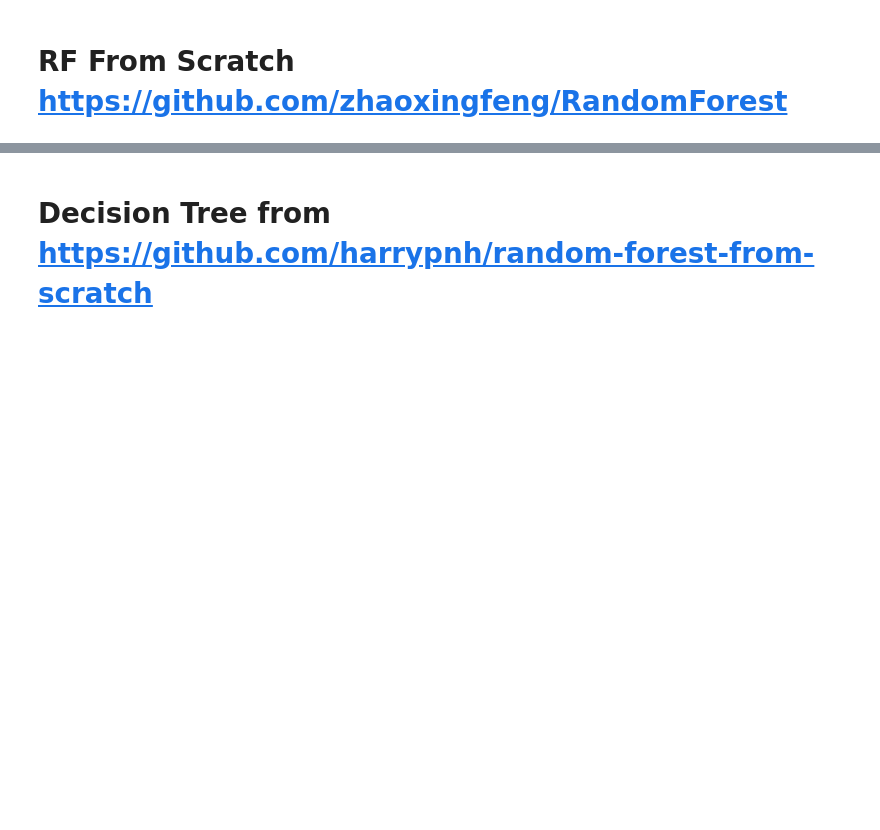
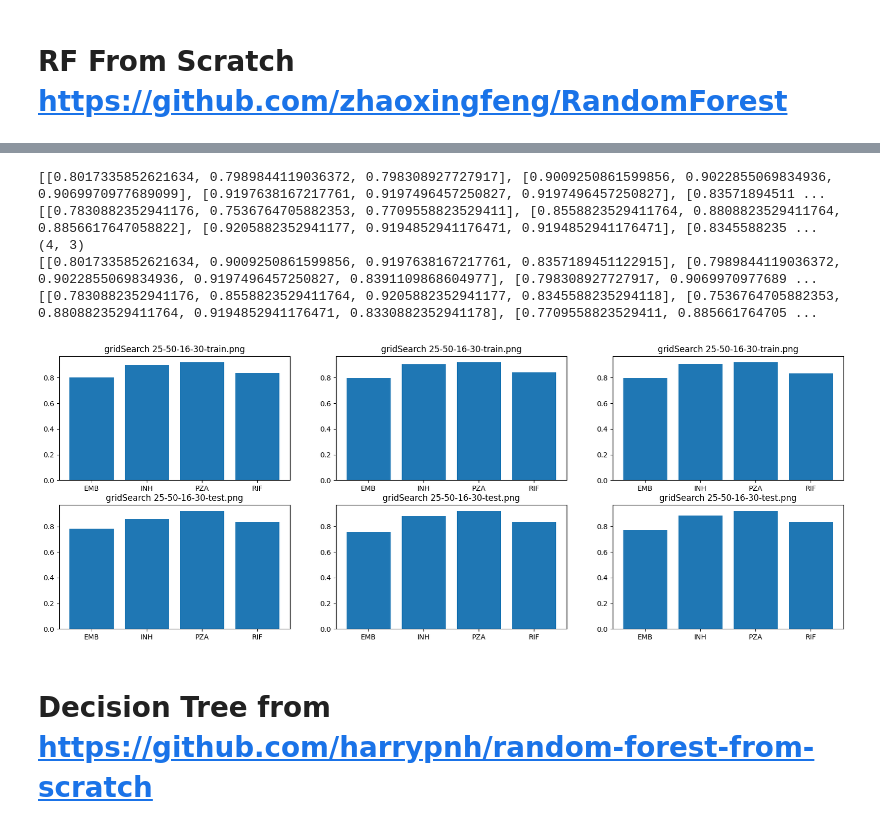
Before and after one commit to Fortissible/tuberculosis-resistance-classification, a Jupyter notebook: code/Skripsi_test_code.ipynb, the cells around one changed output, grey strips where cells are left out. Saved outputs shown, nothing was run; the diff lists cells and outputs as text; code cells hidden in the pictures; blank space fills up the shorter version.

Commit message:
upload code for visualization and comparison
Also upload result barchart visualization

```diff
--- a/code/Skripsi_test_code.ipynb
+++ b/code/Skripsi_test_code.ipynb
@@ -371,3 +583,65 @@ rif model avg_test_acc: 0.7560975609756098
+# %%
+print(result_type_gsearch_avg_kcv_train)
+print(result_type_gsearch_avg_kcv_test)
+print(np.array(result_type_gsearch_avg_kcv_train).shape)
+
+# print("\n")
+
+# print(result_type_avg_gsearch_train)
+# print(result_type_avg_gsearch_test)
+# print(np.array(result_type_avg_gsearch_train).shape)
+
+resistance_types = ['EMB', 'INH', 'PZA', 'RIF']
+opt_n_estimators = [5,10,25]
+opt_max_depth = [10,25,50]
+opt_random_state = [2,8,16]
+opt_min_samples_split = [10,20,30]
+
+#fig_gridsearch, axs = plt.subplots(2, 3, figsize=(20, 7))
+gridsearch_combination_train = []
+gridsearch_combination_test = []
+for grid_idx in range(len(opt_n_estimators)):
+  temp_train = []
+  temp_train.append(result_type_gsearch_avg_kcv_train[0][grid_idx])
+  temp_train.append(result_type_gsearch_avg_kcv_train[1][grid_idx])
+  temp_train.append(result_type_gsearch_avg_kcv_train[2][grid_idx])
+  temp_train.append(result_type_gsearch_avg_kcv_train[3][grid_idx])
+  gridsearch_combination_train.append(temp_train)
+
+  temp_test = []
+  temp_test.append(result_type_gsearch_avg_kcv_test[0][grid_idx])
+  temp_test.append(result_type_gsearch_avg_kcv_test[1][grid_idx])
+  temp_test.append(result_type_gsearch_avg_kcv_test[2][grid_idx])
+  temp_test.append(result_type_gsearch_avg_kcv_test[3][grid_idx])
+  gridsearch_combination_test.append(temp_test)
+
+print(gridsearch_combination_train)
+print(gridsearch_combination_test)
+
+fig_gridsearch_kfold, axs = plt.subplots(2, 3, figsize=(20, 7))
+for type_idx, resistance in enumerate(gridsearch_combination_train):
+  title = f"gridSearch {str(opt_n_estimators[grid_idx])}-{str(opt_max_depth[grid_idx])}-{str(opt_random_state[grid_idx])}-{str(opt_min_samples_split[grid_idx])}"
+  axs[0,type_idx].bar(
+      ['EMB', 'INH', 'PZA', 'RIF'],
+      resistance
+    )
+  axs[0,type_idx].set_title(f"{title}-train.png")
+  axs[1,type_idx].bar(
+      ['EMB', 'INH', 'PZA', 'RIF'],
+      gridsearch_combination_test[type_idx]
+      )
+  axs[1,type_idx].set_title(f"{title}-test.png")
+
+plt.show()
+#plt.savefig(f"{resistance}-gridSearch-w-10CV.png")
+#files.download(f"{resistance}-gridSearch-w-10CV.png")
+# %% [output]
+[[0.8017335852621634, 0.7989844119036372, 0.798308927727917], [0.9009250861599856, 0.9022855069834936, 0.9069970977689099], [0.9197638167217761, 0.9197496457250827, 0.9197496457250827], [0.83571894511 ...
+[[0.7830882352941176, 0.7536764705882353, 0.7709558823529411], [0.8558823529411764, 0.8808823529411764, 0.8856617647058822], [0.9205882352941177, 0.9194852941176471, 0.9194852941176471], [0.8345588235 ...
+(4, 3)
+[[0.8017335852621634, 0.9009250861599856, 0.9197638167217761, 0.8357189451122915], [0.7989844119036372, 0.9022855069834936, 0.9197496457250827, 0.8391109868604977], [0.798308927727917, 0.9069970977689 ...
+[[0.7830882352941176, 0.8558823529411764, 0.9205882352941177, 0.8345588235294118], [0.7536764705882353, 0.8808823529411764, 0.9194852941176471, 0.8330882352941178], [0.7709558823529411, 0.885661764705 ...
+[figure, added]
 # %% [markdown]
 # Decision Tree from https://github.com/harrypnh/random-forest-from-scratch
 # %%
```
Also changed, not shown: parts of 8 cells of this notebook, 6 other files.
